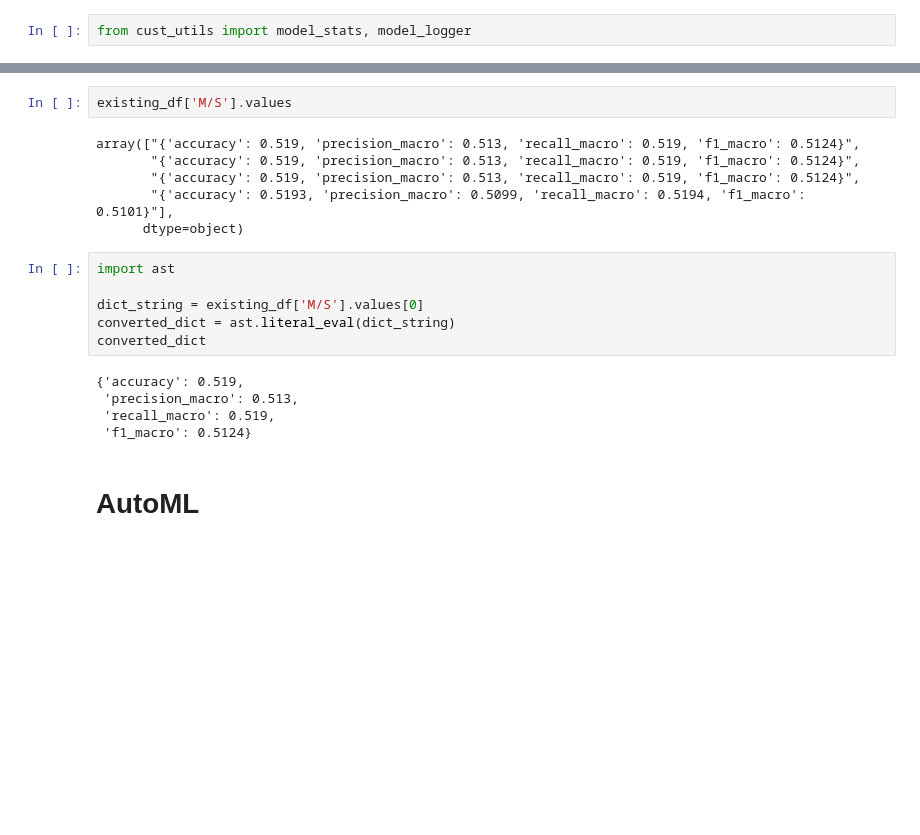
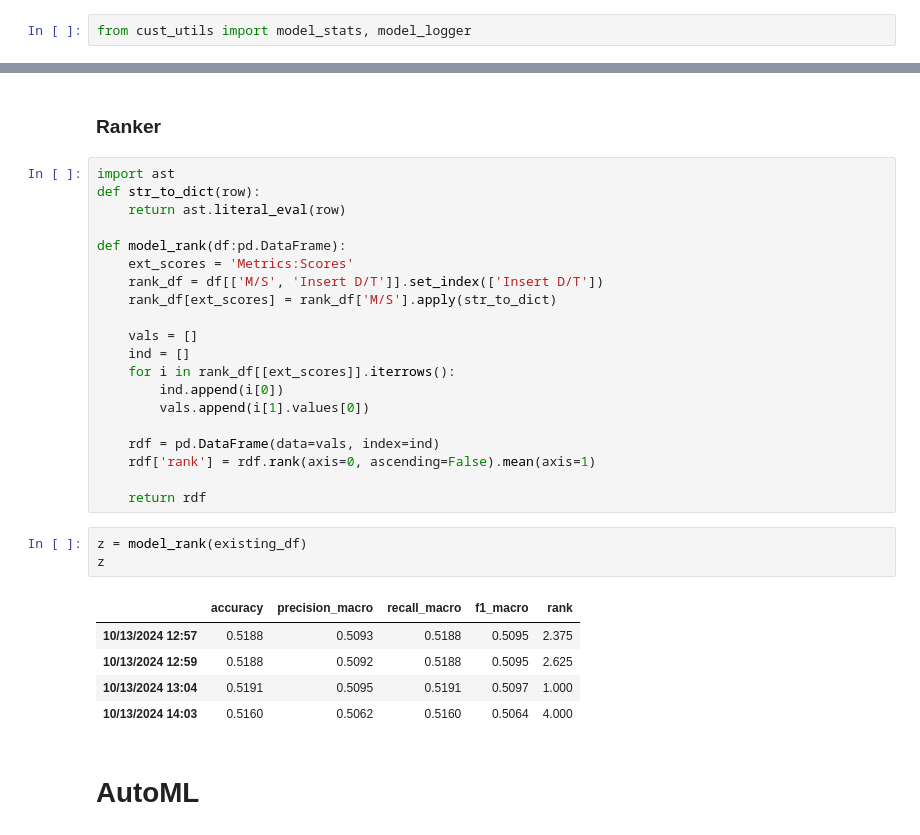
Before and after one commit to Spin8Cycle/diabHI, a Jupyter notebook: diabetes_health_indicator.ipynb, the cells around one changed output, grey strips where cells are left out. Cells and saved outputs as stored; diff of their text form; blank space fills up the shorter version.

```diff
--- a/diabetes_health_indicator.ipynb
+++ b/diabetes_health_indicator.ipynb
@@ -988,22 +1009,34 @@ existing_df
-# %%
-existing_df['M/S'].values
-# %% [output]
-array(["{'accuracy': 0.519, 'precision_macro': 0.513, 'recall_macro': 0.519, 'f1_macro': 0.5124}",
-       "{'accuracy': 0.519, 'precision_macro': 0.513, 'recall_macro': 0.519, 'f1_macro': 0.5124}",
-       "{'accuracy': 0.519, 'precision_macro': 0.513, 'recall_macro': 0.519, 'f1_macro': 0.5124}",
-       "{'accuracy': 0.5193, 'precision_macro': 0.5099, 'recall_macro': 0.5194, 'f1_macro': 0.5101}"],
-      dtype=object)
-# %%
-import ast
-
-dict_string = existing_df['M/S'].values[0]
-converted_dict = ast.literal_eval(dict_string)
-converted_dict
-# %% [output]
-{'accuracy': 0.519,
- 'precision_macro': 0.513,
- 'recall_macro': 0.519,
- 'f1_macro': 0.5124}
+# %% [markdown]
+### Ranker
+# %%
+import ast
+def str_to_dict(row):
+    return ast.literal_eval(row)
+
+def model_rank(df:pd.DataFrame):
+    ext_scores = 'Metrics:Scores'
+    rank_df = df[['M/S', 'Insert D/T']].set_index(['Insert D/T'])
+    rank_df[ext_scores] = rank_df['M/S'].apply(str_to_dict)
+
+    vals = []
+    ind = []
+    for i in rank_df[[ext_scores]].iterrows():
+        ind.append(i[0])
+        vals.append(i[1].values[0])
+
+    rdf = pd.DataFrame(data=vals, index=ind)
+    rdf['rank'] = rdf.rank(axis=0, ascending=False).mean(axis=1)
+
+    return rdf
+# %%
+z = model_rank(existing_df)
+z
+# %% [output]
+|  | accuracy | precision_macro | recall_macro | f1_macro | rank |
+| 10/13/2024 12:57 | 0.5188 | 0.5093 | 0.5188 | 0.5095 | 2.375 |
+| 10/13/2024 12:59 | 0.5188 | 0.5092 | 0.5188 | 0.5095 | 2.625 |
+| 10/13/2024 13:04 | 0.5191 | 0.5095 | 0.5191 | 0.5097 | 1.000 |
+| 10/13/2024 14:03 | 0.5160 | 0.5062 | 0.5160 | 0.5064 | 4.000 |
 # %% [markdown]
 # AutoML
 # %% [markdown]
```
Also changed, not shown: parts of 16 cells of this notebook, 3 other files.
